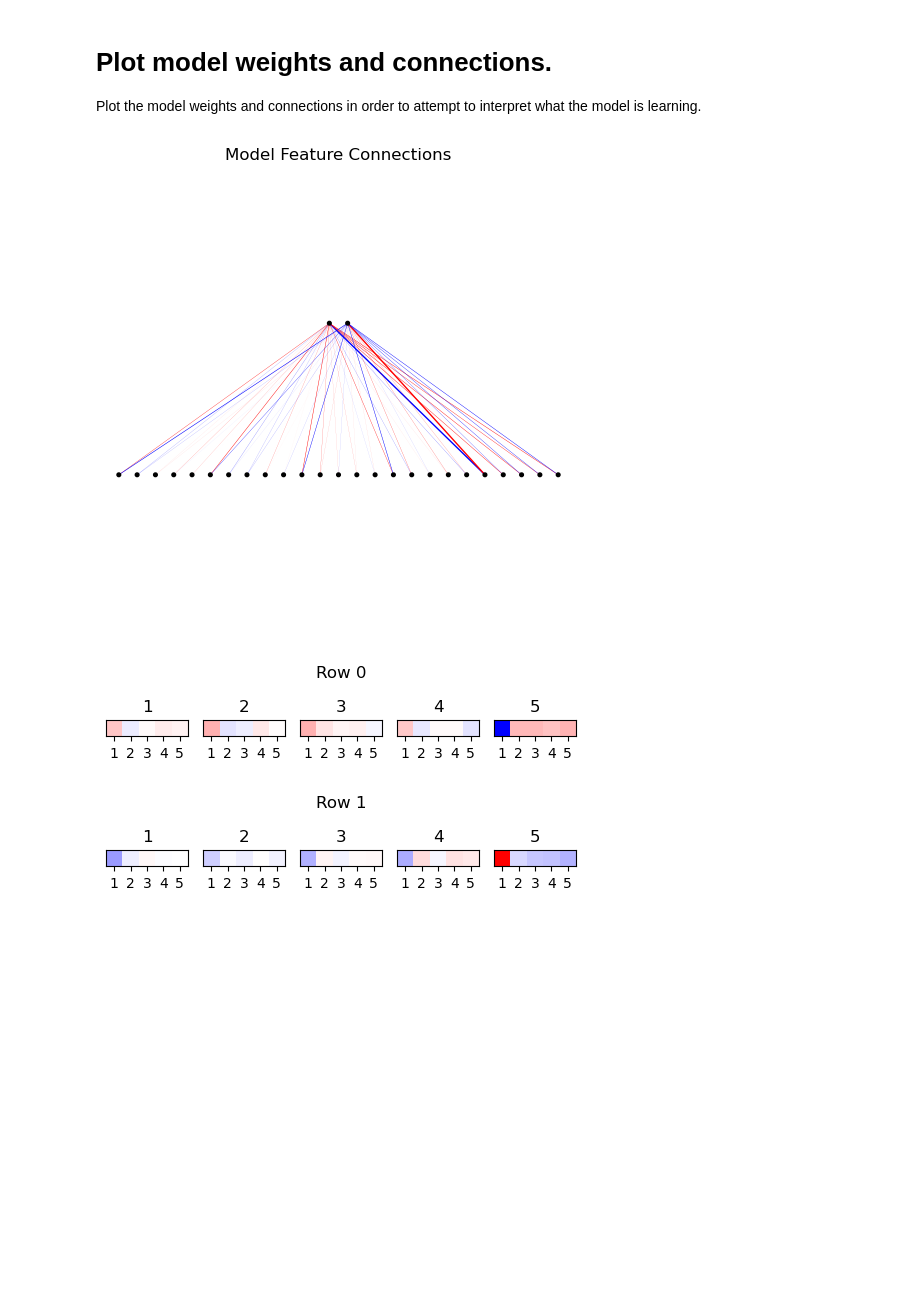
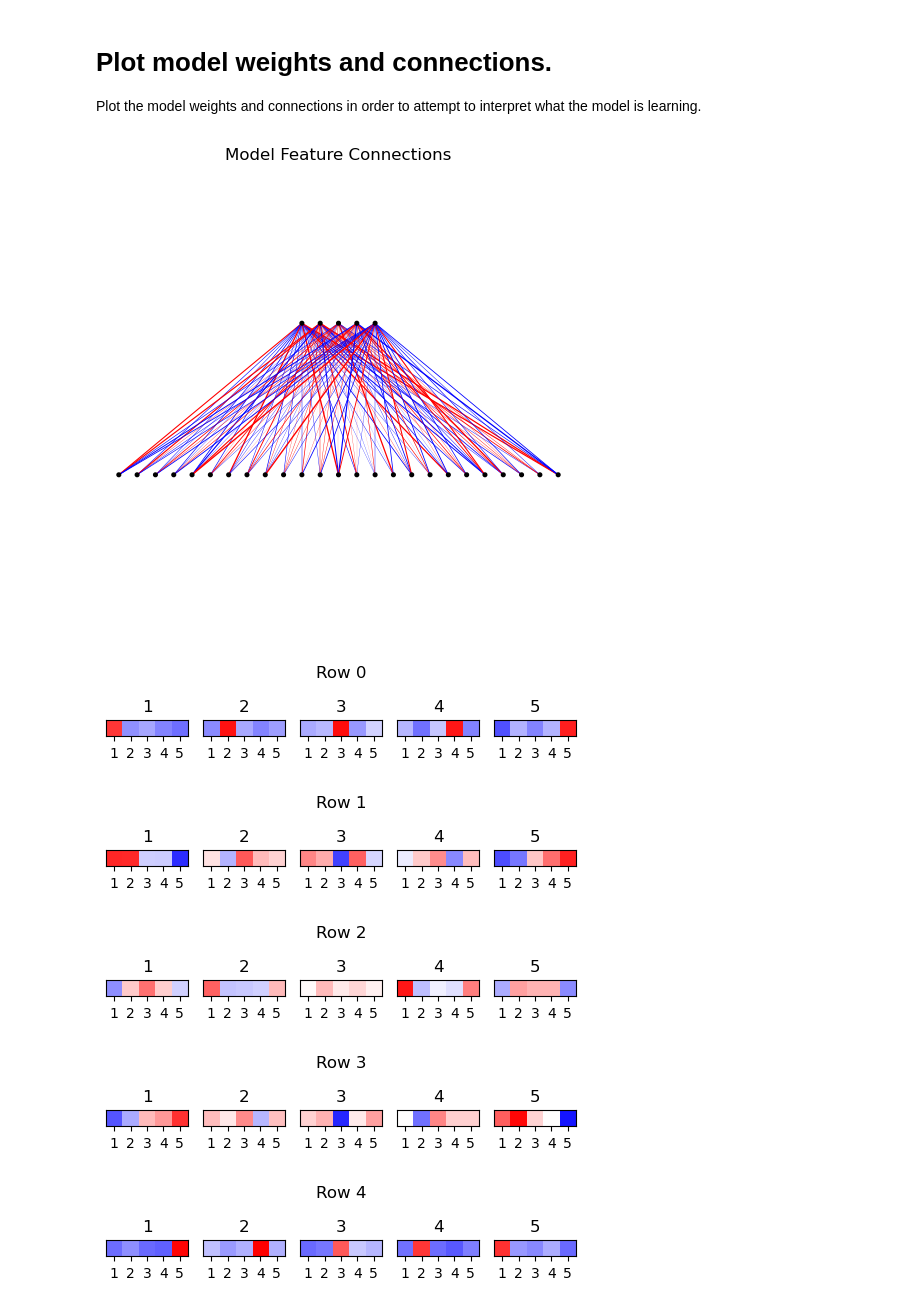
Before and after one commit to NeuronalDynamics/AI-for-Mathematics, a Jupyter notebook: 6_27_2024_permutation_statistics/stat7.ipynb, the cells around one changed output. Cells and saved outputs as stored; diff of their text form; code cells hidden in the pictures; blank space fills up the shorter version.

```diff
--- a/6_27_2024_permutation_statistics/stat7.ipynb
+++ b/6_27_2024_permutation_statistics/stat7.ipynb
@@ -13,10 +13,10 @@ import os
 This includes parameters for what to train on and predict, and also the hyperparameters for training.
 # %%
 n = 5 # 5 increase n
-label_name = "stat1"
-layers = [2] #[7, 2]
+label_name = "stat7"
+layers = [5] #[7, 2]
 
-epochs = 1000 # increase epochs until curve flattens
+epochs = 2000 # increase epochs until curve flattens
 train_split, test_split = 0.8, 0.2
 learning_rate = 0.001
 momentum = 0.9
@@ -99,13 +102,19 @@ Plot the model weights and connections in order to attempt to interpret what the
 # %%
 model.plot_connections()
 # %% [output]
-[figure, old version]
+[figure, new version]
 # %%
 model.plot_heatmap_feature(0,0)
 model.plot_heatmap_feature(0,1)
+model.plot_heatmap_feature(0,2)
+model.plot_heatmap_feature(0,3)
+model.plot_heatmap_feature(0,4)
 # %% [output]
-[figure, old version]
+[figure, new version]
-[figure, old version]
+[figure, new version]
+[figure, added]
+[figure, added]
+[figure, added]
 # %%
 #model.plot_heatmap_feature(1,0)
 #model.plot_heatmap_feature(1,1)
```
Also changed, not shown: parts of 4 cells of this notebook, 12 other files.
